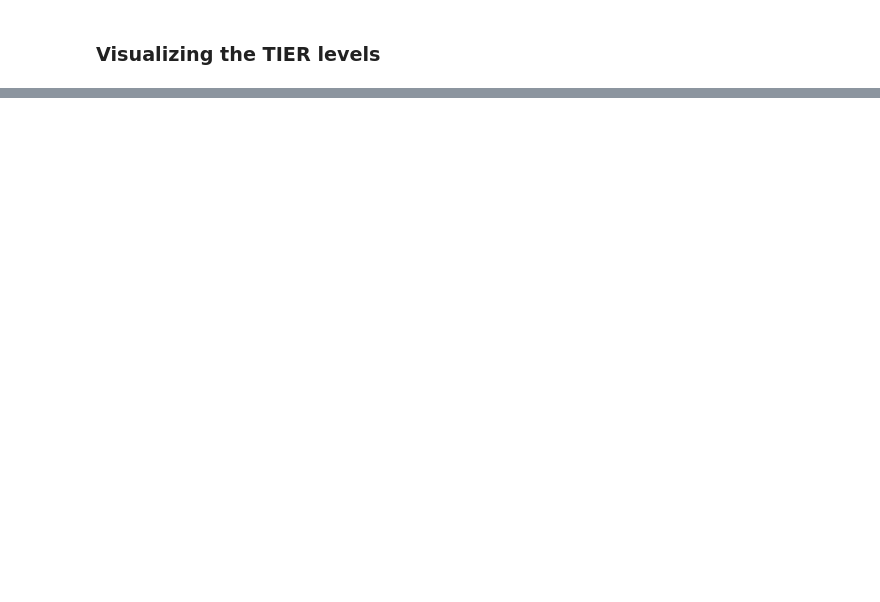
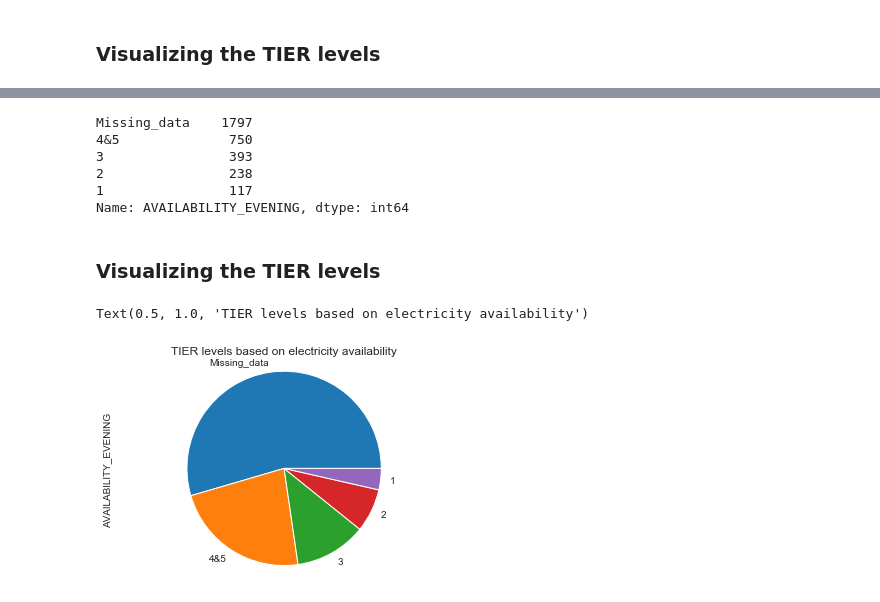
Before and after one commit to HEDERA-PLATFORM/mtf-rwanda-analysis, a Jupyter notebook: Rwanda_MTF.ipynb, the cells around one changed output, grey strips where cells are left out. Drawn from its saved outputs; the diff is of its cells as text; code cells hidden in the pictures; blank space fills up the shorter version.

```diff
--- a/Rwanda_MTF.ipynb
+++ b/Rwanda_MTF.ipynb
@@ -280,0 +386,4 @@ Text(0.5, 1.0, 'TIER levels based on electricity availability')
+# %%
+df_ave["C27A_new"].fillna(12345, inplace = True)
+# %%
+df_ave=df_ave.replace(to_replace="Don't know",value=12345)
@@ -280,0 +414,2 @@ Text(0.5, 1.0, 'TIER levels based on electricity availability')
+# %%
+df_ave["C27A_new"] = pd.to_numeric(df_ave["C27A_new"])
@@ -280,0 +431,22 @@ Text(0.5, 1.0, 'TIER levels based on electricity availability')
+# %%
+# AVAILABILITY: Evening
+#Note: conditions for TIER 4 and 5 are the same
+
+
+def conditions(C27A_new):
+    if C27A_new ==12345:
+        return "Missing_data"
+    elif C27A_new<1:
+        return "0"
+    elif 1<=C27A_new<2:
+        return "1"
+    elif 2<=C27A_new<3:
+        return "2"
+    elif 3<=C27A_new<4:
+        return "3"
+    else:
+        return "4&5"
+
+func = np.vectorize(conditions)
+transform = func(df_ave.C27A_new)
+df_ave["AVAILABILITY_EVENING"] = transform
@@ -280,0 +462,18 @@ Text(0.5, 1.0, 'TIER levels based on electricity availability')
+# %%
+df_ave['AVAILABILITY_EVENING'].value_counts()
+# %% [output]
+Missing_data    1797
+4&5              750
+3                393
+2                238
+1                117
+Name: AVAILABILITY_EVENING, dtype: int64
+# %% [markdown]
+### Visualizing the TIER levels
+# %%
+df_ave.AVAILABILITY_EVENING.value_counts().plot(kind='pie')
+plt.axis('equal')
+plt.title('TIER levels based on electricity availability')
+# %% [output]
+Text(0.5, 1.0, 'TIER levels based on electricity availability')
+[figure, added]
```
Also changed, not shown: parts of 24 cells of this notebook, 1 other file.
